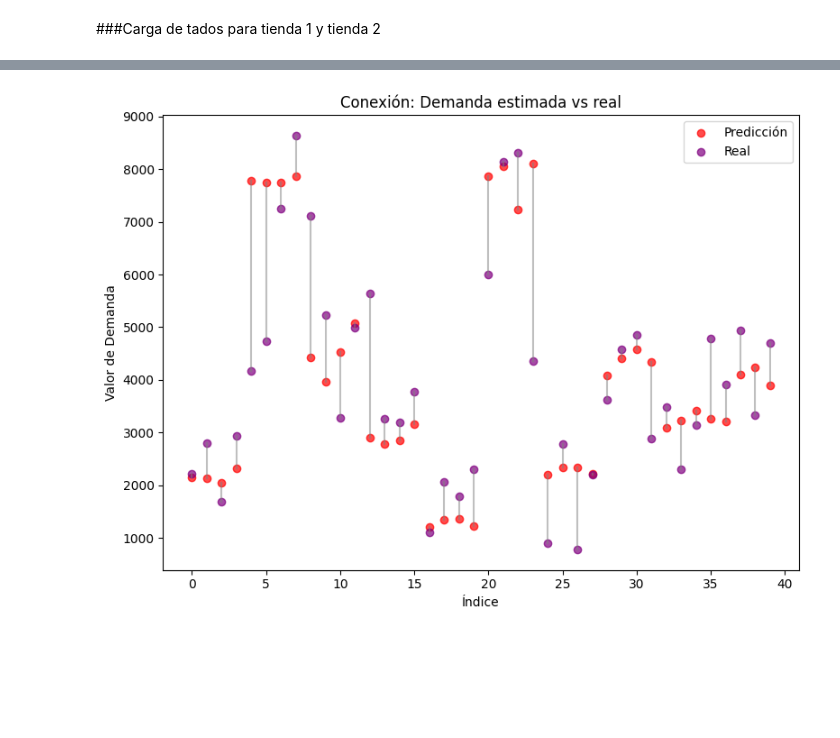
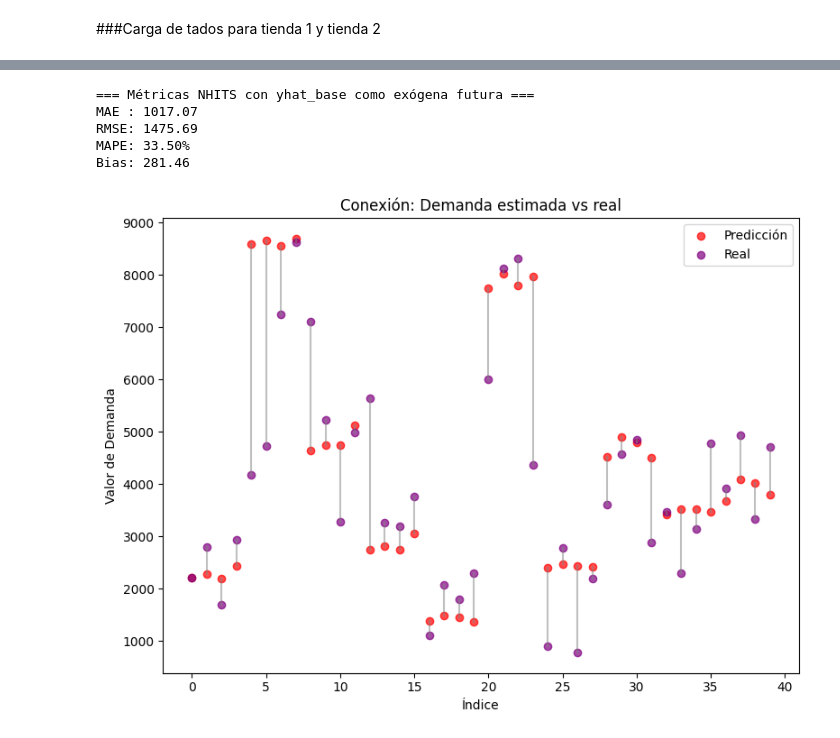
Before and after one commit to kamilacruz/capstone_grupo2, a Jupyter notebook: Códigos/timegpt+nhits.ipynb, the cells around one changed output, grey strips where cells are left out. Saved outputs shown, nothing was run; the diff lists cells and outputs as text; code cells hidden in the pictures; blank space fills up the shorter version.

```diff
--- a/Códigos/timegpt+nhits.ipynb
+++ b/Códigos/timegpt+nhits.ipynb
@@ -377,0 +317,19 @@ NameError: name 'torch' is not defined
+# %%
+# El Dataframe futr_df es el  con las tres columnas mínimas:
+#    'unique_id', 'ds' y los exógenos futuros ('price')
+futr_df = test_df[['unique_id','ds','price']].copy() # NO le debemos entregar la columna objetivo y (demanda real)
+
+# 3) Llamas a predict SOLO con futr_df
+fcst = model.predict(futr_df=futr_df)
+
+fcst = fcst.rename(columns={"NHITS":"yhat"})
+prediccion_nhits=fcst["yhat"]
+
+print("Estimación de de demanda para 4 semanas:\n", prediccion_nhits.head(10),"\n...\n",prediccion_nhits.tail(10))
+print(f"\n Dimensiones del vector estiamdo yhat\n:", prediccion_nhits.shape)
+
+# Imprime recursos sólo después del predict
+proc = psutil.Process(os.getpid())
+mem = proc.memory_info().rss / (1024**2)       # MB
+cpu = psutil.cpu_percent(interval=0.5)         # %
+print("\nUso de recursos:\n",f"Memoria RSS: {mem:.1f} MB — CPU: {cpu:.1f}%")
@@ -378,26 +357,46 @@ NameError: name 'torch' is not defined
+# %%
+# --------------- 4) comparación con demanda real -------------
+
+y_real = test_df["y"].to_numpy() # tambien tiene dimension (40,0) o sea un vector de 40 entradas
+y_pred = prediccion_nhits
+
+mae   = mean_absolute_error(y_real, y_pred)
+rmse  = np.sqrt(mean_squared_error(y_real, y_pred))
+mape  = np.mean(np.abs((y_real - y_pred)/y_real))*100
+bias  = np.mean(y_pred - y_real)
+
+print("=== Métricas NHITS con yhat_base como exógena futura ===")
+print(f"MAE : {mae:.2f}")
+print(f"RMSE: {rmse:.2f}")
+print(f"MAPE: {mape:.2f}%")
+print(f"Bias: {bias:.2f}")
+# %% [output]
+=== Métricas NHITS con yhat_base como exógena futura ===
+MAE : 1017.07
+RMSE: 1475.69
+MAPE: 33.50%
+Bias: 281.46
 # %%
-y_real= y_true
-
 indices = list(range(len(y_pred)))
 
 plt.figure(figsize=(8, 6))
 
 # Dibujar líneas que conectan cada par de puntos (predicción ↔ real)
 for i in indices:
     plt.plot([i, i], [y_pred[i], y_real[i]], color='gray', alpha=0.5)
 
 # Scatter de predicción (rojo) y real (morado)
 plt.scatter(indices, y_pred, color="red", alpha=0.7, label="Predicción")
 plt.scatter(indices, y_real, color="purple", alpha=0.7, label="Real")
 
 plt.xlabel("Índice")
 plt.ylabel("Valor de Demanda")
 plt.title("Conexión: Demanda estimada vs real")
 plt.legend()
 plt.tight_layout()
 plt.show()
 # %% [output]
-[figure, old version]
+[figure, new version]
 # %%
 #  ─── CONGELA TODO menos el último BLOQUE de NHITS ─────────────────
 base = model.models[0]
```
Also changed, not shown: parts of 19 cells of this notebook, 3 other files.
